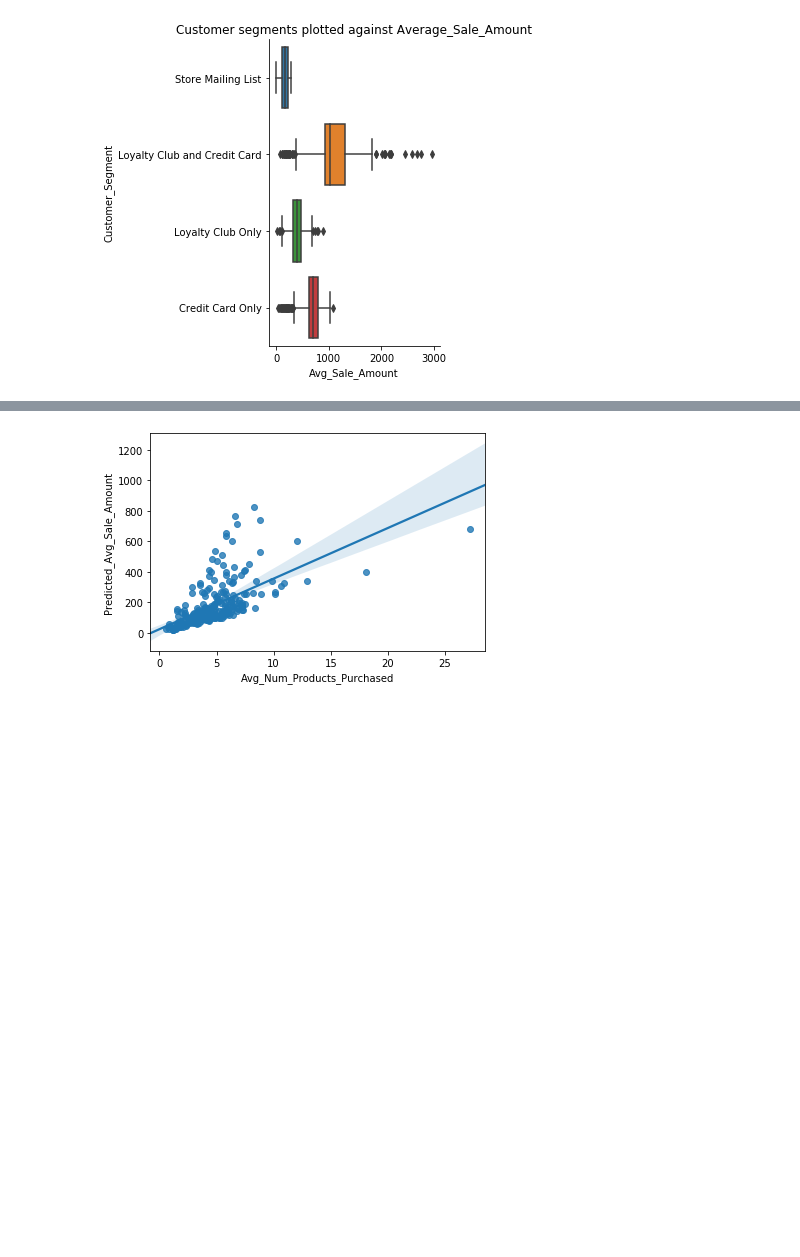
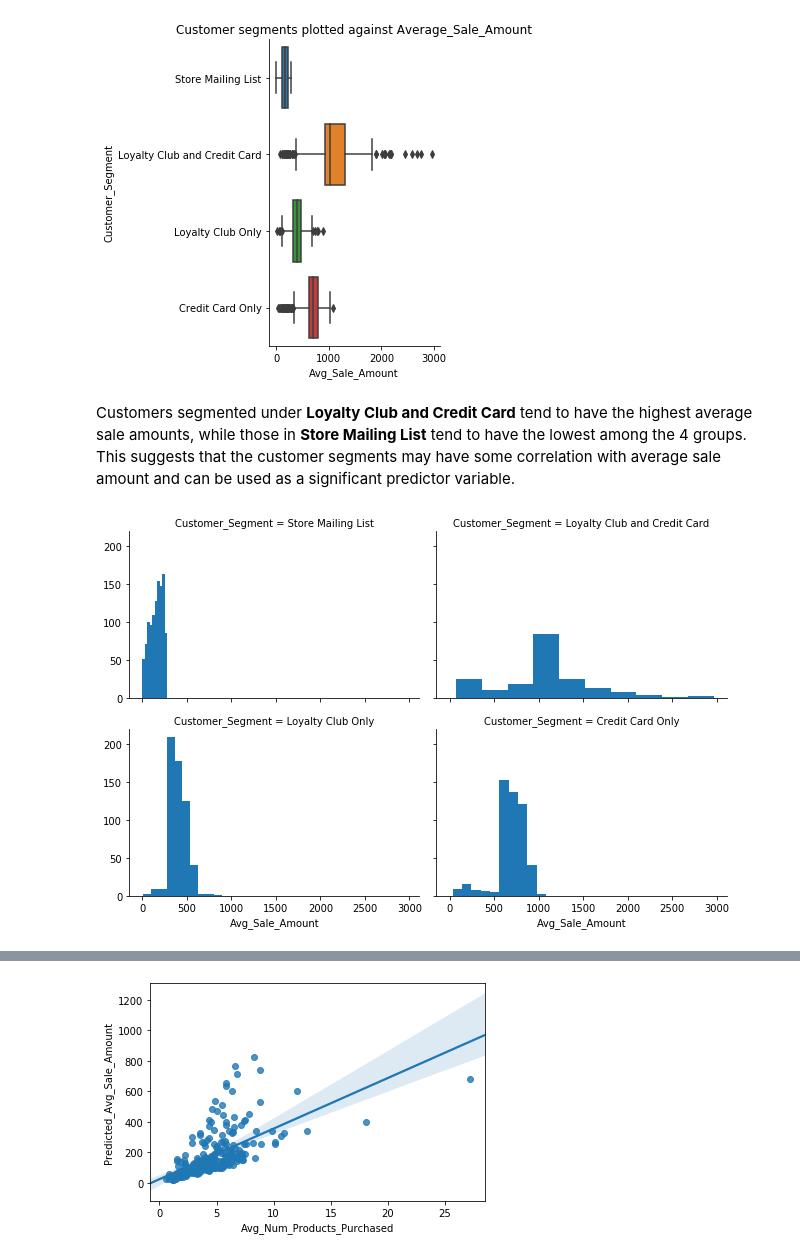
Before and after one commit to cgman64/predictive-analytics, a Jupyter notebook: predicting-catalog-demand.ipynb, the cells around one changed output, grey strips where cells are left out. Saved outputs shown, nothing was run; the diff lists cells and outputs as text; code cells hidden in the pictures; blank space fills up the shorter version.

```diff
--- a/predicting-catalog-demand.ipynb
+++ b/predicting-catalog-demand.ipynb
@@ -86,2 +75,14 @@ plt.show()
 # %% [output]
 [figure]
+# %% [markdown]
+Customers segmented under **Loyalty Club and Credit Card** tend to have the highest average sale amounts, while those in **Store Mailing List** tend to have the lowest among the 4 groups. This suggests that the customer segments may have some correlation with average sale amount and can be used as a significant predictor variable.
+# %%
+g = sns.FacetGrid(cust_df, col='Customer_Segment',col_wrap=2, aspect=1.5)
+g.map(plt.hist, 'Avg_Sale_Amount');
+d = {}
+for segment in cust_df['Customer_Segment'].unique():
+    metrics = cust_df['Avg_Sale_Amount'][cust_df['Customer_Segment'] == segment].describe()
+    d[segment] = (metrics['50%'], metrics['std'], int(metrics['count']))
+    #print(f"median average_sale_amount for {segment}: ${round(med,2)}")
+# %% [output]
+[figure, added]
```
Also changed, not shown: parts of 10 cells of this notebook.
